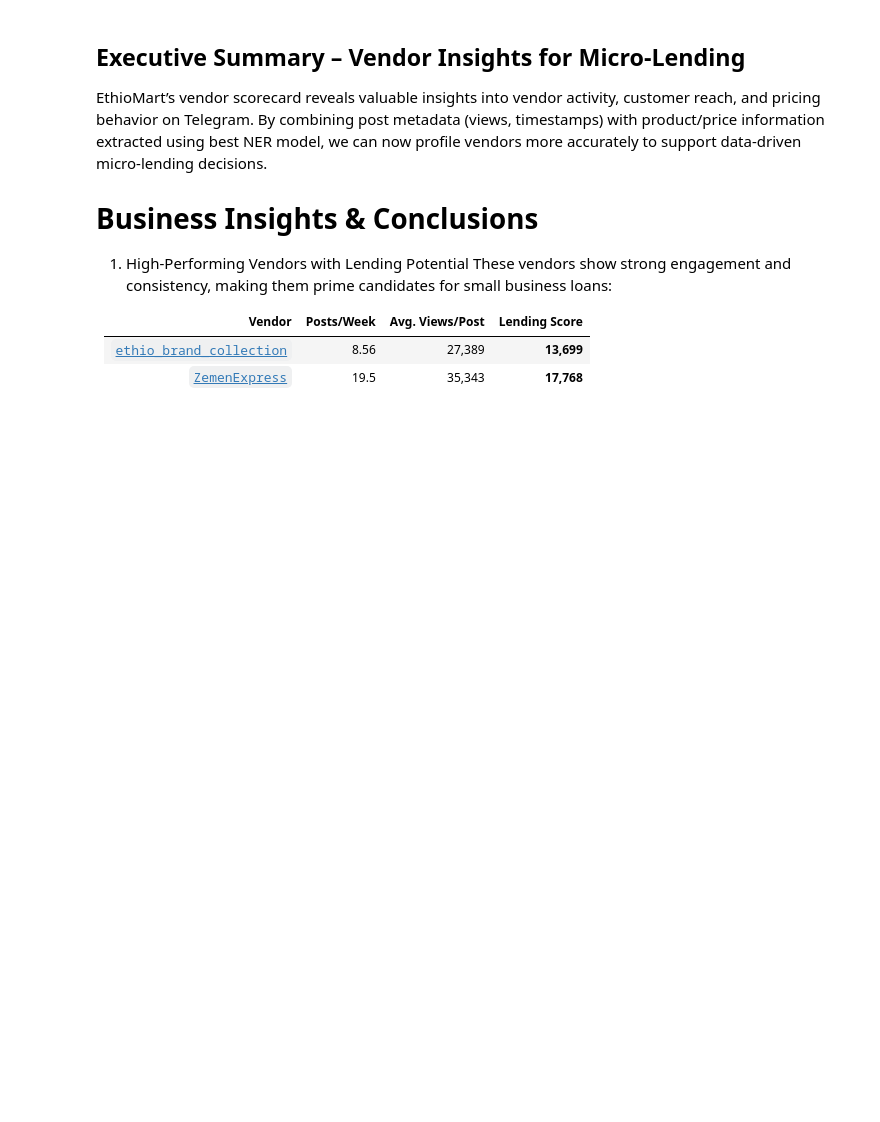
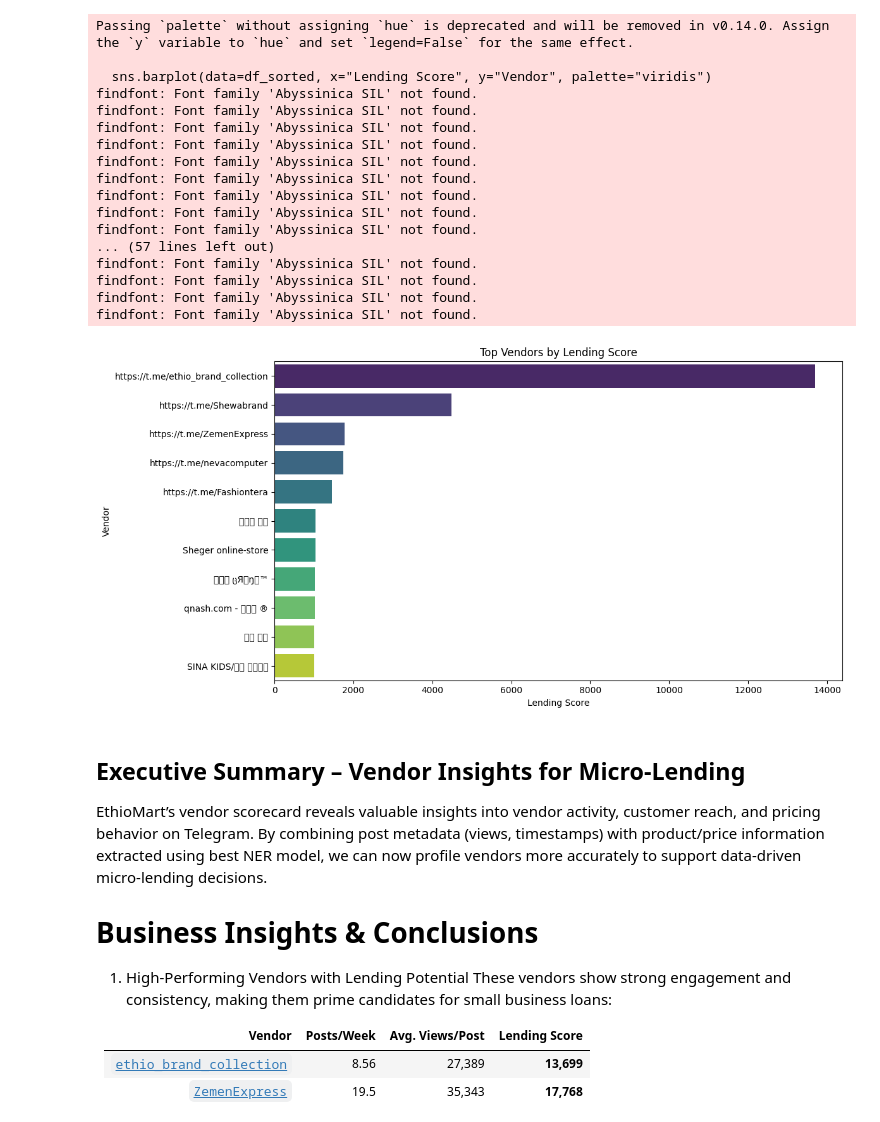
Before and after one commit to NuryeNigusMekonen/Amharic-E-commerce-Data-Extractor, a Jupyter notebook: notebooks/vendor_score.ipynb, the cells around one changed output. Saved outputs shown, nothing was run; the diff lists cells and outputs as text; code cells hidden in the pictures; blank space fills up the shorter version.

Commit message:
vendor

```diff
--- a/notebooks/vendor_score.ipynb
+++ b/notebooks/vendor_score.ipynb
@@ -42,6 +48,47 @@ scorecard.head(10)
 | 3 | ማራኪ ცЯﾑŋの™ | 12.50 | 2040.22 | 2261.64 | 1026.36 | 🏷Quality New | Price: 2800 Br |
 | 4 | qnash.com - ቅናሽ ®️ | 13.66 | 2035.13 | 1707407.85 | 1024.39 | 😍 | ዋጋ ብር ዋጋ ዋጋ1100 ዋጋ ዋጋ ዋጋ ዋጋ |
 | 1 | ልዩ እቃ | 9.23 | 2019.39 | 7023566.47 | 1014.31 | 🔹🔹Ice | ዋጋ 1200✔️#ክፍያዎን_በሞባይል_ባንኪንግ_መፈፀምም... |
+# %%
+import pandas as pd
+import matplotlib.pyplot as plt
+import seaborn as sns
+import matplotlib.pyplot as plt
+import matplotlib.font_manager as fm
+
+# Use Abyssinica SIL (or your chosen Amharic-supporting font)
+plt.rcParams['font.family'] = 'Abyssinica SIL'
+
+# bar plot
+df = pd.read_csv("../data/vendor_score/vendor_scorecard.csv")
+# Sort by Lending Score
+df_sorted = df.sort_values(by="Lending Score", ascending=False)
+
+plt.figure(figsize=(12, 6))
+sns.barplot(data=df_sorted, x="Lending Score", y="Vendor", palette="viridis")
+plt.title("Top Vendors by Lending Score")
+plt.xlabel("Lending Score")
+plt.ylabel("Vendor")
+plt.tight_layout()
+plt.show()
+# %% [output]
+Passing `palette` without assigning `hue` is deprecated and will be removed in v0.14.0. Assign the `y` variable to `hue` and set `legend=False` for the same effect.
+
+  sns.barplot(data=df_sorted, x="Lending Score", y="Vendor", palette="viridis")
+findfont: Font family 'Abyssinica SIL' not found.
+findfont: Font family 'Abyssinica SIL' not found.
+findfont: Font family 'Abyssinica SIL' not found.
+findfont: Font family 'Abyssinica SIL' not found.
+findfont: Font family 'Abyssinica SIL' not found.
+findfont: Font family 'Abyssinica SIL' not found.
+findfont: Font family 'Abyssinica SIL' not found.
+findfont: Font family 'Abyssinica SIL' not found.
+findfont: Font family 'Abyssinica SIL' not found.
+... (57 lines left out)
+findfont: Font family 'Abyssinica SIL' not found.
+findfont: Font family 'Abyssinica SIL' not found.
+findfont: Font family 'Abyssinica SIL' not found.
+findfont: Font family 'Abyssinica SIL' not found.
+[figure, added]
 # %% [markdown]
  ## Executive Summary – Vendor Insights for Micro-Lending
 
```
Also changed, not shown: parts of 1 cell of this notebook.
